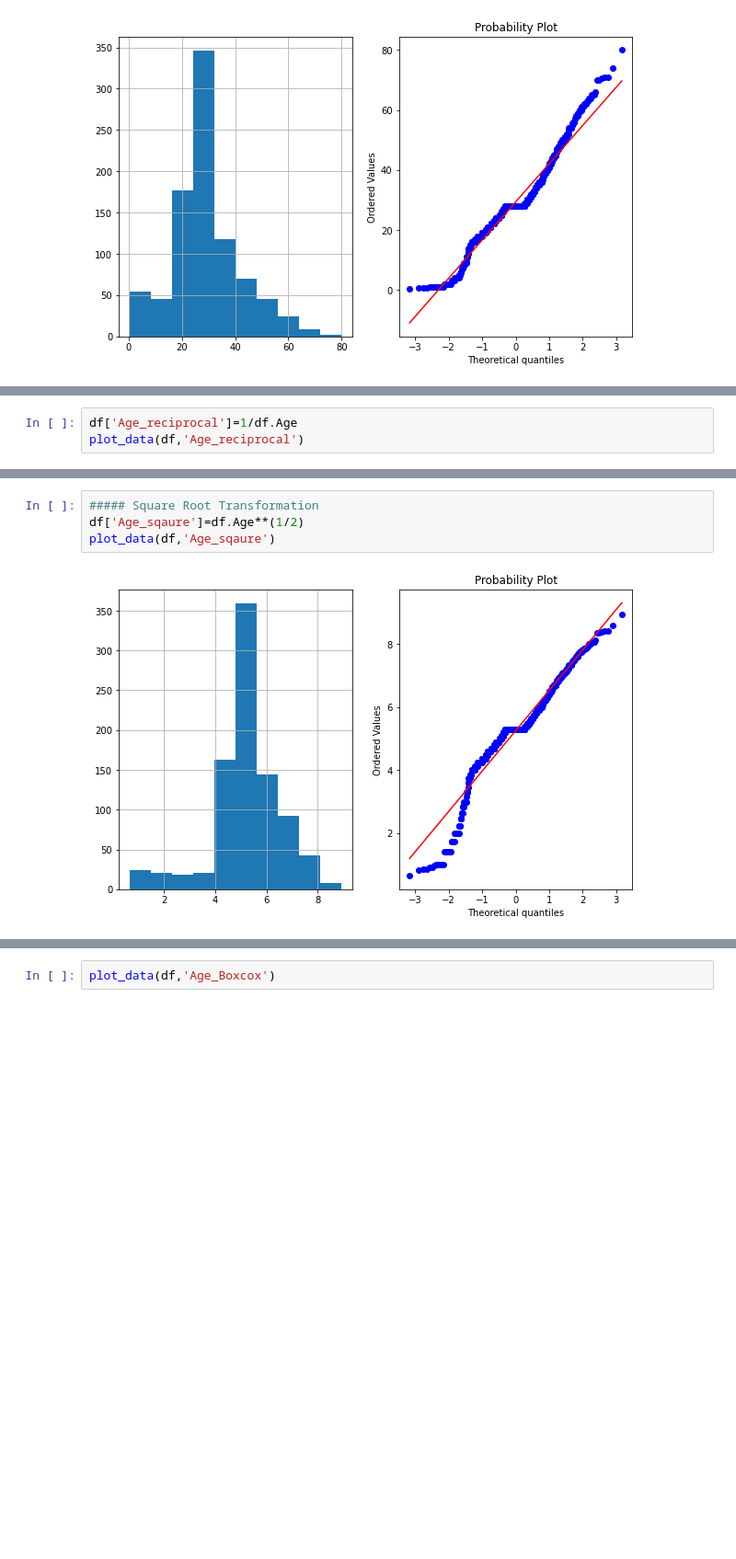
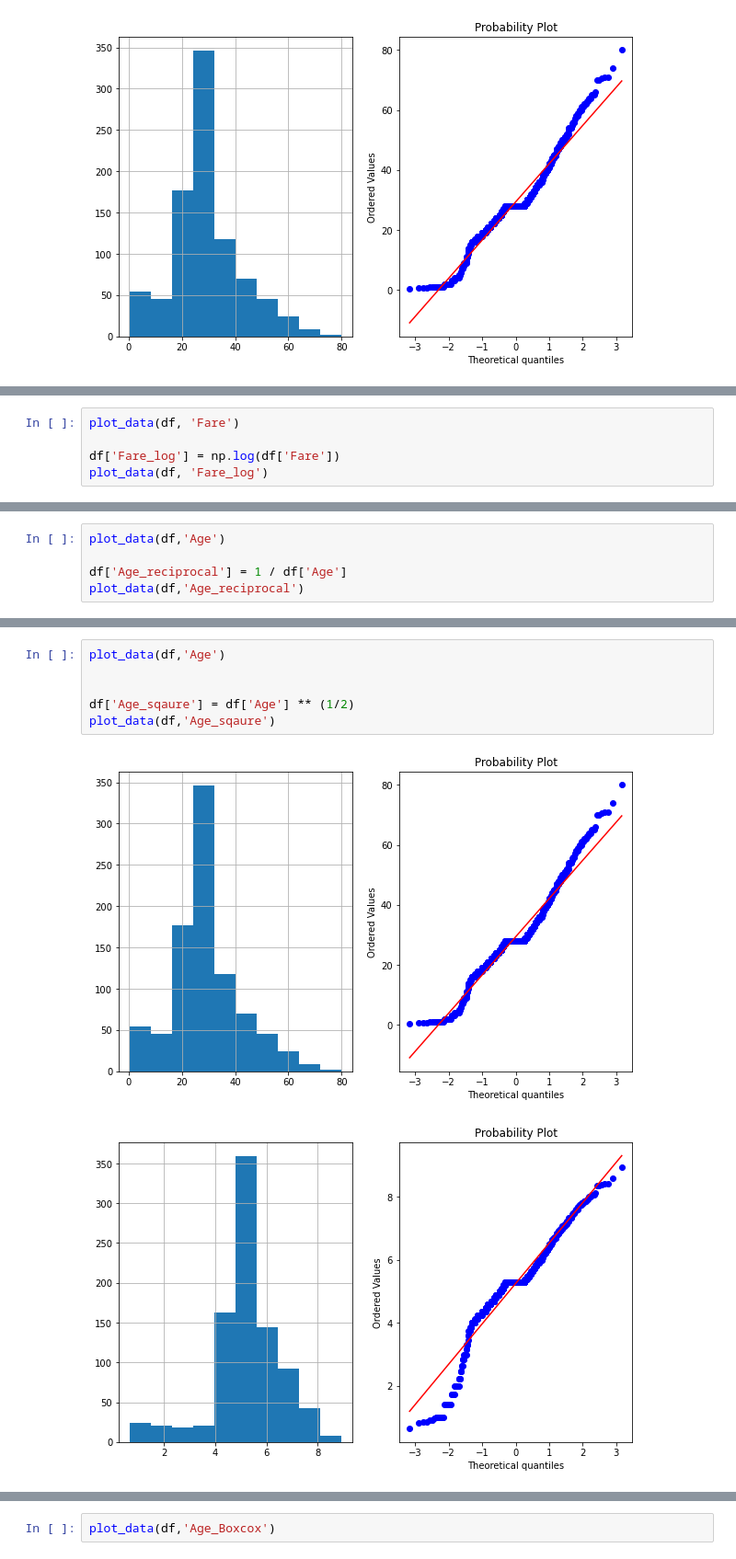
Before and after one commit to ikaushikpal/Feature-Engineering-ML, a Jupyter notebook: techniques with code/more categorical encodings and transformation methods.ipynb, the cells around one changed output, grey strips where cells are left out. Shown: that part at 92% size. Cells and saved outputs as stored; diff of their text form; blank space fills up the shorter version.

```diff
--- a/techniques with code/more categorical encodings and transformation methods.ipynb
+++ b/techniques with code/more categorical encodings and transformation methods.ipynb
@@ -422,0 +533,5 @@ plot_data(df,'Age')
+# %%
+plot_data(df, 'Fare')
+
+df['Fare_log'] = np.log(df['Fare'])
+plot_data(df, 'Fare_log')
@@ -431,4 +552,6 @@ plot_data(df,'Age_log')
 # %%
-df['Age_reciprocal']=1/df.Age
+plot_data(df,'Age')
+
+df['Age_reciprocal'] = 1 / df['Age']
 plot_data(df,'Age_reciprocal')
 # %% [output]
@@ -436,6 +562,9 @@ plot_data(df,'Age_reciprocal')
 # %%
-##### Square Root Transformation
-df['Age_sqaure']=df.Age**(1/2)
+plot_data(df,'Age')
+
+
+df['Age_sqaure'] = df['Age'] ** (1/2)
 plot_data(df,'Age_sqaure')
 # %% [output]
-[figure, old version]
+[figure, new version]
+[figure, added]
```
Also changed, not shown: parts of 68 cells of this notebook, 1 other file.
